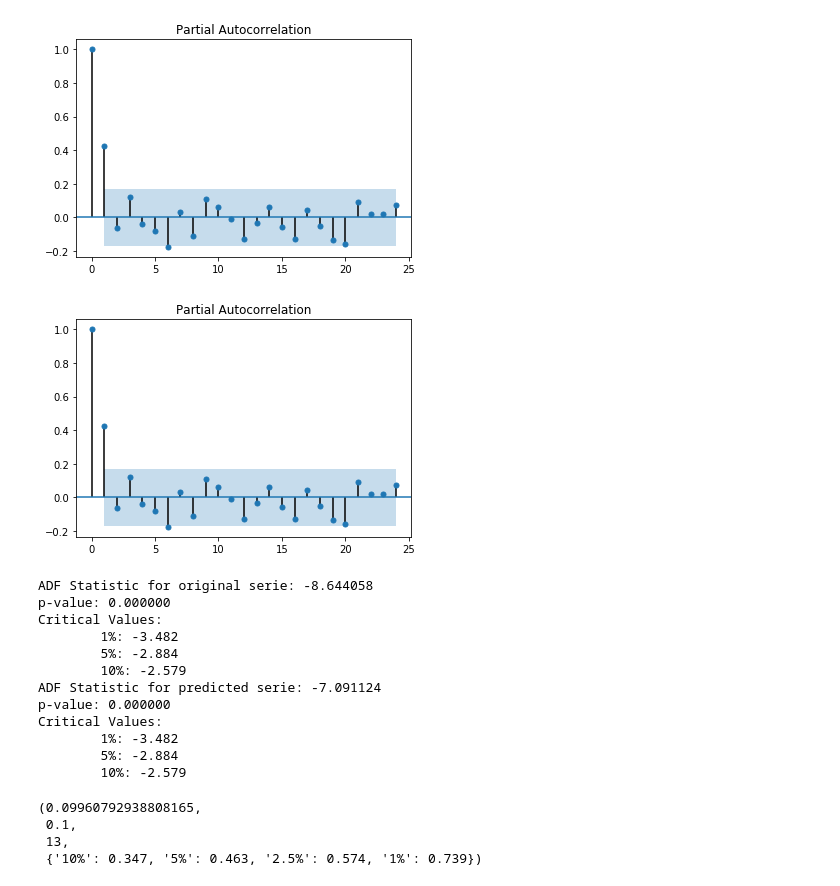
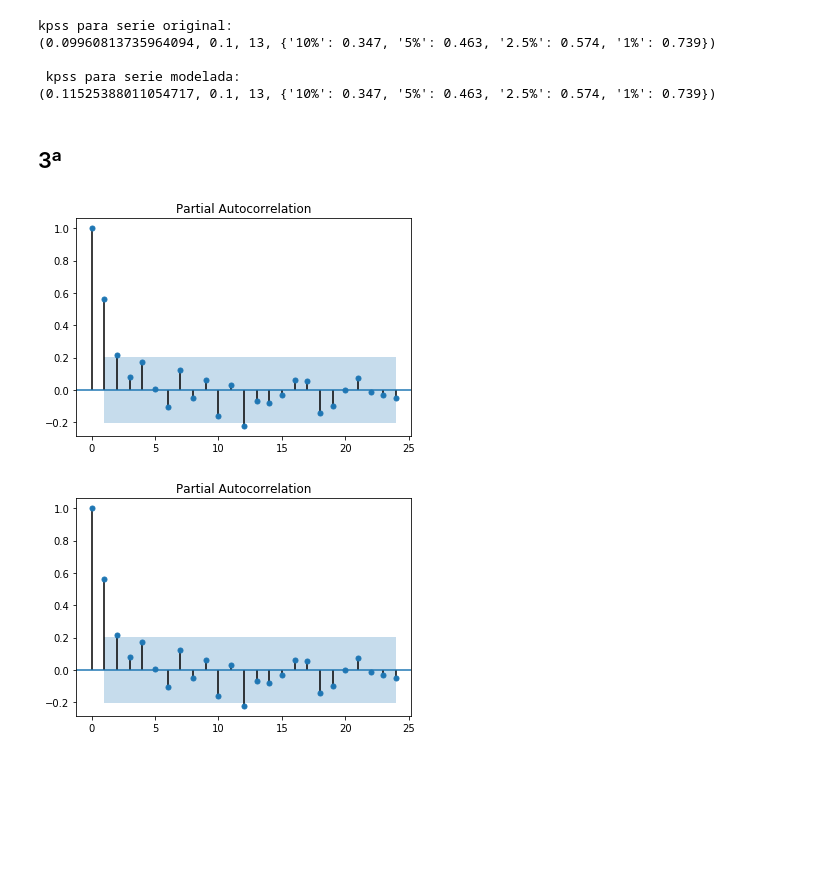
Before and after one commit to mcbsf/Times-Series, a Jupyter notebook: lista3_mcbsf.ipynb, the cells around one changed output. Cells and saved outputs as stored; diff of their text form; code cells hidden in the pictures; blank space fills up the shorter version.

```diff
--- a/lista3_mcbsf.ipynb
+++ b/lista3_mcbsf.ipynb
@@ -54,0 +72,17 @@ prediction = model.predict()
+# %%
+print("kpss para serie original:")
+print(ts.kpss(serie))
+print("\nkpss para serie modelada:")
+print(ts.kpss(model.fittedvalues))
+# %% [output]
+kpss para serie original:
+(0.09960813735964094, 0.1, 13, {'10%': 0.347, '5%': 0.463, '2.5%': 0.574, '1%': 0.739})
+
+ kpss para serie modelada:
+(0.11525388011054717, 0.1, 13, {'10%': 0.347, '5%': 0.463, '2.5%': 0.574, '1%': 0.739})
+# %% [markdown]
+## 3ª
+# %%
+data_mortes = pd.read_excel('C:\\Users\\mcbsf\\Downloads\\correlation-master\\correlation-master\\morte_armas_australia.xlsx')
+data_mortes['Year'] = pd.to_datetime(data_mortes['Year'], format='%Y')
+serie_mortes  = pd.Series(data_mortes['taxa_mortes'].values, index=data_mortes['Year'])
@@ -55,38 +92,5 @@ prediction = model.predict()
 # %%
-smt.graphics.plot_pacf(prediction.dropna(), lags=24, alpha=0.05)
+smt.graphics.plot_pacf(serie_mortes.dropna(), lags=24, alpha=0.05)
 # %% [output]
-[figure, old version]
+[figure, new version]
-[figure, old version]
+[figure, new version]
-# %%
-result = adfuller(serie)
-print('ADF Statistic for original serie: %f' % result[0])
-print('p-value: %f' % result[1])
-print('Critical Values:')
-for key, value in result[4].items():
-	print('\t%s: %.3f' % (key, value))
-result = adfuller(prediction)
-print('ADF Statistic for predicted serie: %f' % result[0])
-print('p-value: %f' % result[1])
-print('Critical Values:')
-for key, value in result[4].items():
-	print('\t%s: %.3f' % (key, value))
-# %% [output]
-ADF Statistic for original serie: -8.644058
-p-value: 0.000000
-Critical Values:
-        1%: -3.482
-        5%: -2.884
-        10%: -2.579
-ADF Statistic for predicted serie: -7.091124
-p-value: 0.000000
-Critical Values:
-        1%: -3.482
-        5%: -2.884
-        10%: -2.579
-# %%
-ts.kpss(serie)
-# %% [output]
-(0.09960792938808165,
- 0.1,
- 13,
- {'10%': 0.347, '5%': 0.463, '2.5%': 0.574, '1%': 0.739})
```
Also changed, not shown: parts of 16 cells of this notebook.
